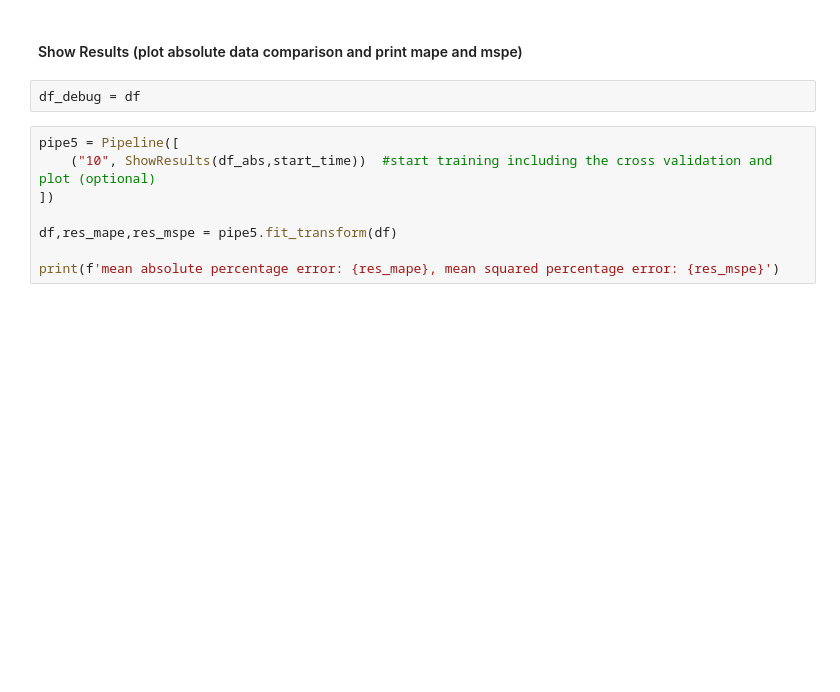
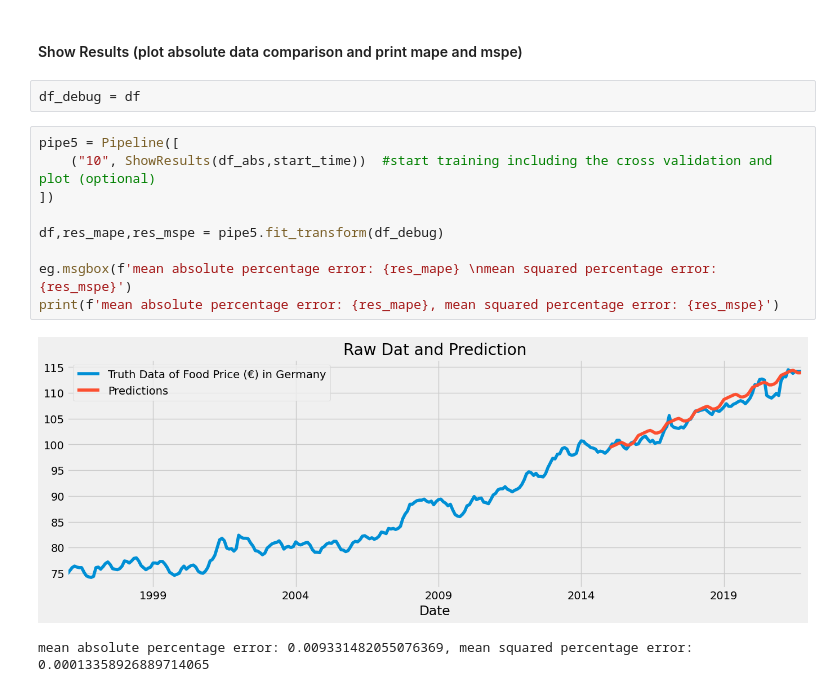
Before and after one commit to TechLabs-Ruhr/Food-price-forecast, a Jupyter notebook: Analysis_Tool.ipynb, the cells around one changed output. Cells and saved outputs as stored; diff of their text form; blank space fills up the shorter version.

Commit message:
changed paths in analysis tool to relative paths and added error message box

```diff
--- a/Analysis_Tool.ipynb
+++ b/Analysis_Tool.ipynb
@@ -952,8 +1034,12 @@ df_debug = df
 # %%
 pipe5 = Pipeline([
     ("10", ShowResults(df_abs,start_time))  #start training including the cross validation and plot (optional)
 ])
 
-df,res_mape,res_mspe = pipe5.fit_transform(df)
+df,res_mape,res_mspe = pipe5.fit_transform(df_debug)
 
+eg.msgbox(f'mean absolute percentage error: {res_mape} \nmean squared percentage error: {res_mspe}')
 print(f'mean absolute percentage error: {res_mape}, mean squared percentage error: {res_mspe}')
+# %% [output]
+[figure, added]
+mean absolute percentage error: 0.009331482055076369, mean squared percentage error: 0.00013358926889714065
```
Also changed, not shown: parts of 11 cells of this notebook, 2 other files.
